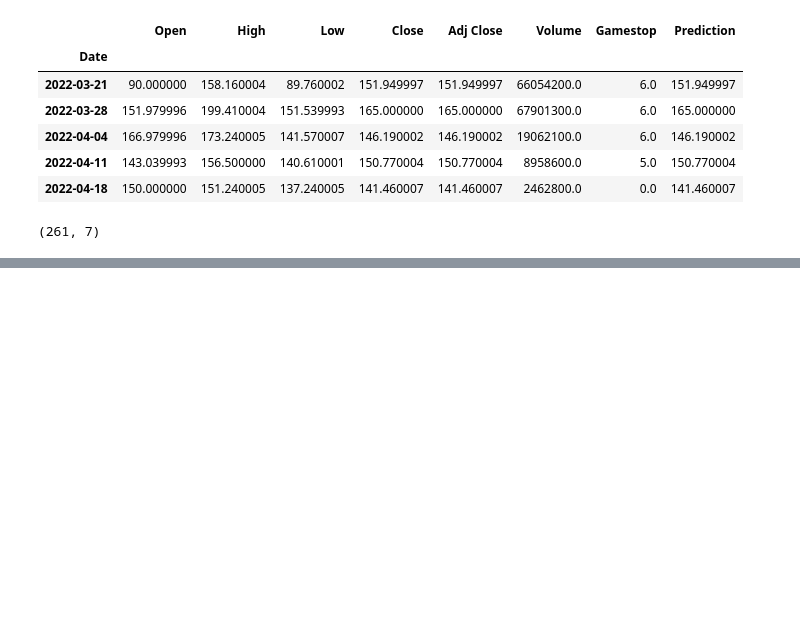
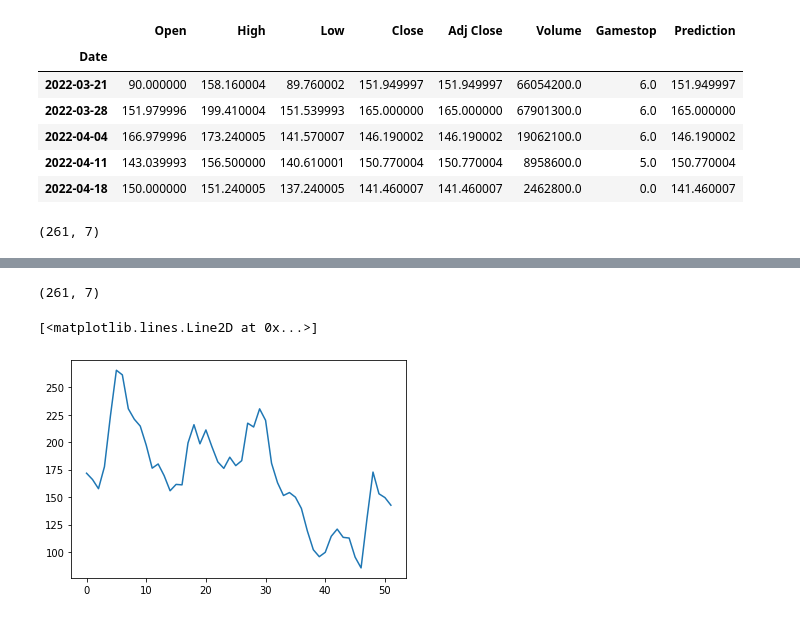
Before and after one commit to VidarSnjor/LV, a Jupyter notebook: Lokaverkefni.ipynb, the cells around one changed output, grey strips where cells are left out. Cells and saved outputs as stored; diff of their text form; code cells hidden in the pictures; blank space fills up the shorter version.

```diff
--- a/Lokaverkefni.ipynb
+++ b/Lokaverkefni.ipynb
@@ -384,3 +321,6 @@ df_framtid
 | 2022-06-19 | 0.000000 | 0.000000 | 0.000000 | 0.000000 | 0.000000 | 0.0 | 0.0 |
 | 2022-06-26 | 0.000000 | 0.000000 | 0.000000 | 0.000000 | 0.000000 | 0.0 | 0.0 |
 271 rows × 7 columns
+# %%
+df_framtid = df_framtid.tail(len(df_framtid)-10)
+df_framtid
@@ -386,0 +341,13 @@ df_framtid
+# %%
+nrows = df_framtid.shape[0]
+np_data_unscaled = np.array(df_framtid)
+np_data = np.reshape(np_data_unscaled, (nrows, -1))
+np_data_unscaled.shape
+# %% [output]
+(261, 7)
+# %%
+scaler = MinMaxScaler()
+np_data_scaled = scaler.fit_transform(np_data_unscaled)
+scaler_pred = MinMaxScaler()
+df_Close = pd.DataFrame(df_framtid['Close'])
+np_Close_scaled = scaler_pred.fit_transform(df_Close)
@@ -386,0 +361,9 @@ df_framtid
+# %%
+y_pred_scaled = model.predict(x_test)
+
+y_pred = scaler_pred.inverse_transform(y_pred_scaled)
+# %%
+plt.plot(y_pred)
+# %% [output]
+[<matplotlib.lines.Line2D at 0x...>]
+[figure, added]
```
Also changed, not shown: parts of 18 cells of this notebook.
